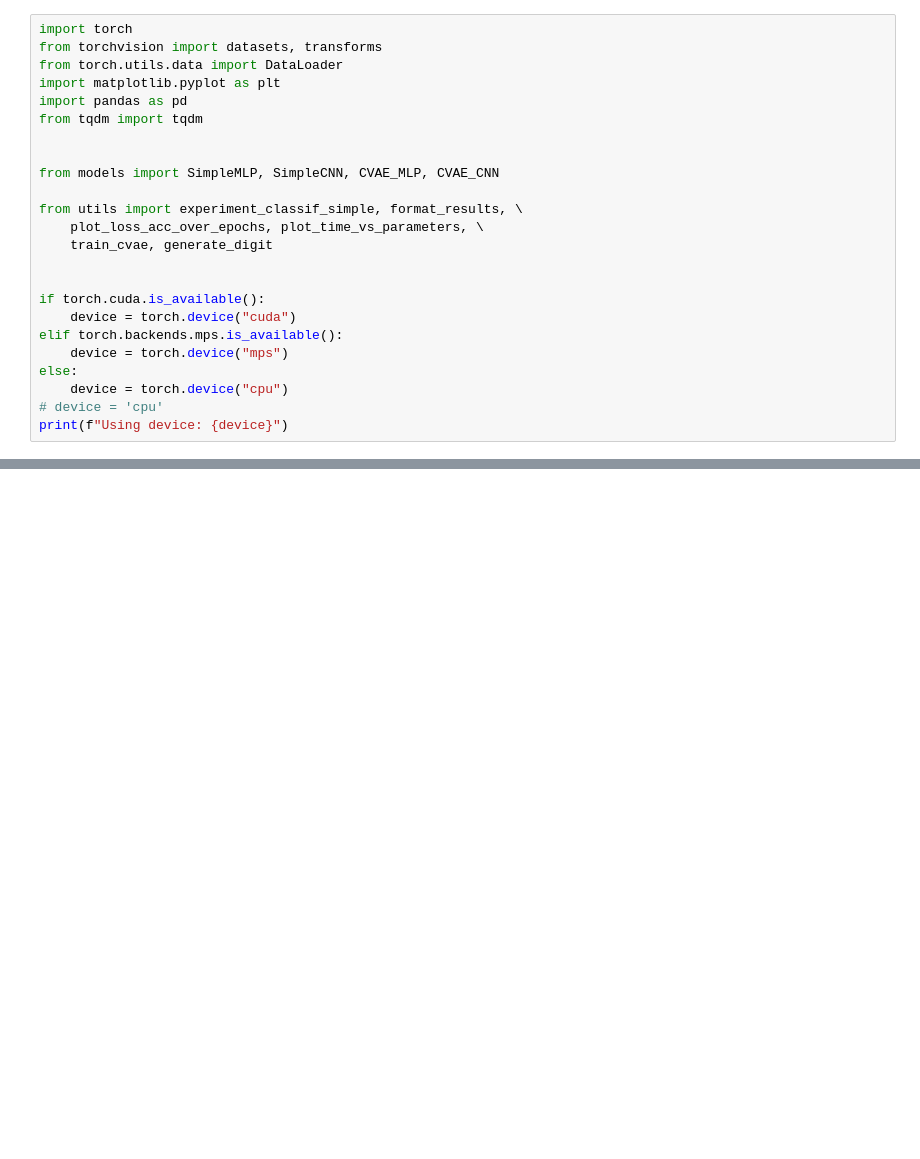
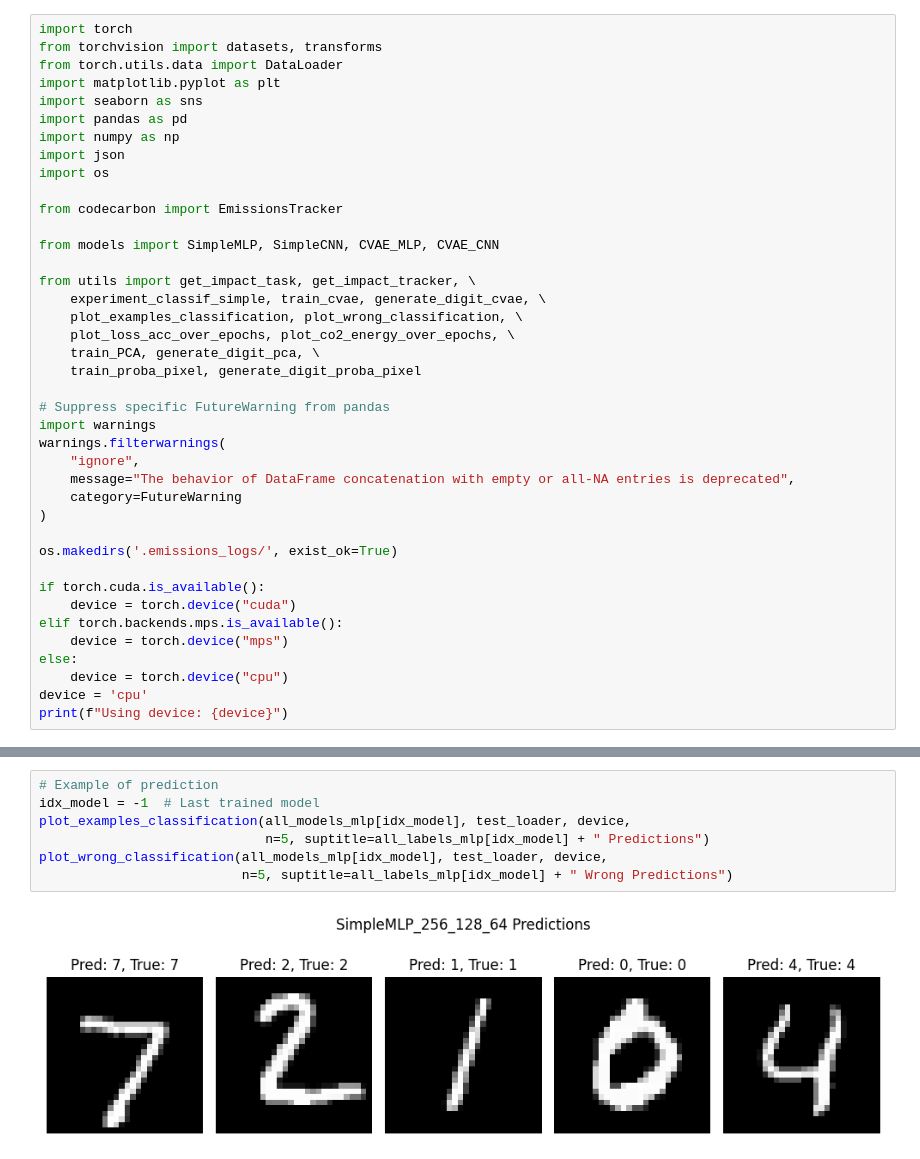
Before and after one commit to RaphBnrd/AI-Impacts-lab_session, a Jupyter notebook: main.ipynb, the cells around one changed output, grey strips where cells are left out. Cells and saved outputs as stored; diff of their text form; blank space fills up the shorter version.

```diff
--- a/main.ipynb
+++ b/main.ipynb
@@ -3,16 +3,32 @@ import torch
 from torchvision import datasets, transforms
 from torch.utils.data import DataLoader
 import matplotlib.pyplot as plt
+import seaborn as sns
 import pandas as pd
-from tqdm import tqdm
+import numpy as np
+import json
+import os
 
+from codecarbon import EmissionsTracker
 
 from models import SimpleMLP, SimpleCNN, CVAE_MLP, CVAE_CNN
 
-from utils import experiment_classif_simple, format_results, \
-    plot_loss_acc_over_epochs, plot_time_vs_parameters, \
-    train_cvae, generate_digit
+from utils import get_impact_task, get_impact_tracker, \
+    experiment_classif_simple, train_cvae, generate_digit_cvae, \
+    plot_examples_classification, plot_wrong_classification, \
+    plot_loss_acc_over_epochs, plot_co2_energy_over_epochs, \
+    train_PCA, generate_digit_pca, \
+    train_proba_pixel, generate_digit_proba_pixel
 
+# Suppress specific FutureWarning from pandas
+import warnings
+warnings.filterwarnings(
+    "ignore",
+    message="The behavior of DataFrame concatenation with empty or all-NA entries is deprecated",
+    category=FutureWarning
+)
+
+os.makedirs('.emissions_logs/', exist_ok=True)
 
 if torch.cuda.is_available():
     device = torch.device("cuda")
@@ -20,6 +36,6 @@ elif torch.backends.mps.is_available():
     device = torch.device("mps")
 else:
     device = torch.device("cpu")
-# device = 'cpu'
+device = 'cpu'
 print(f"Using device: {device}")
 # %% [output]
@@ -92,0 +254,9 @@ Training SimpleMLP with hidden dimensions: [128, 64, 32]
+# %%
+# Example of prediction
+idx_model = -1  # Last trained model
+plot_examples_classification(all_models_mlp[idx_model], test_loader, device,
+                             n=5, suptitle=all_labels_mlp[idx_model] + " Predictions")
+plot_wrong_classification(all_models_mlp[idx_model], test_loader, device,
+                          n=5, suptitle=all_labels_mlp[idx_model] + " Wrong Predictions")
+# %% [output]
+[figure, added]
```
Also changed, not shown: parts of 41 cells of this notebook, 3 other files.
